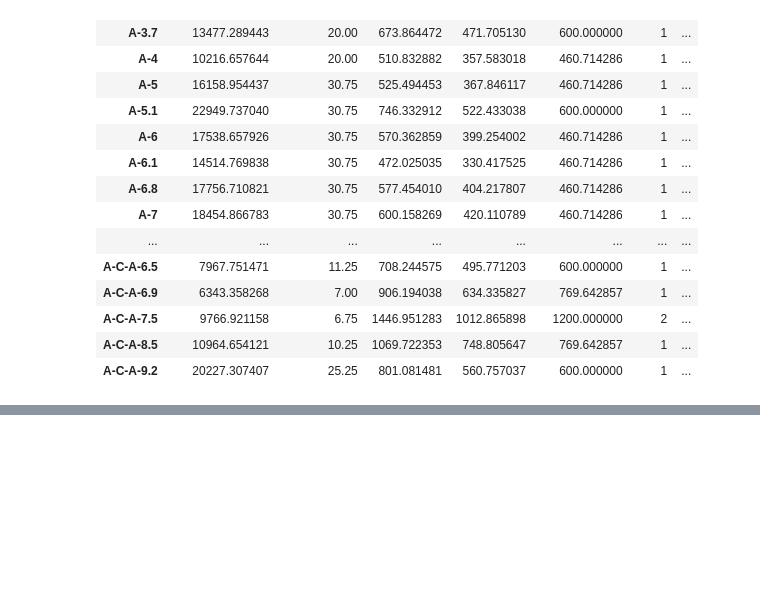
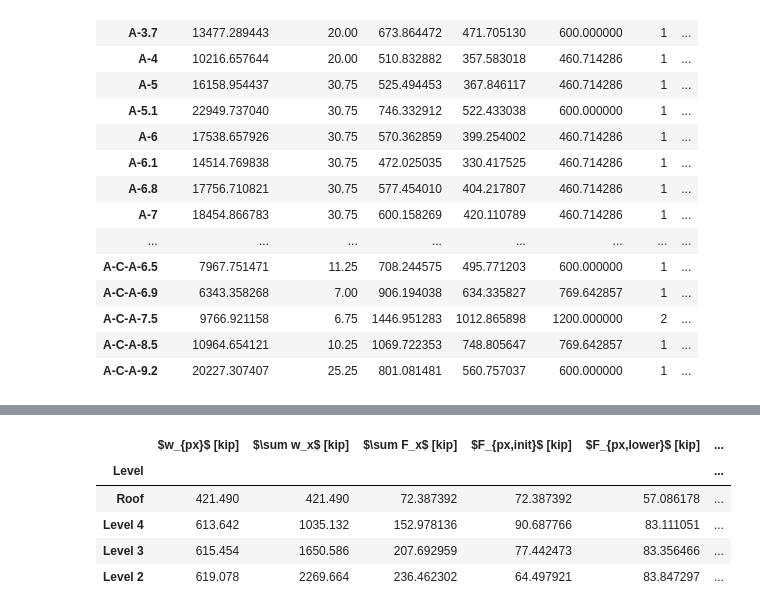
Before and after one commit to kpff-andy-sazima/Beaverton-Creek, a Jupyter notebook: building_a_seismic.ipynb, the cells around one changed output, grey strips where cells are left out. Drawn from its saved outputs; the diff is of its cells as text; code cells hidden in the pictures; blank space fills up the shorter version.

```diff
--- a/building_a_seismic.ipynb
+++ b/building_a_seismic.ipynb
@@ -2290,0 +2234,43 @@ display_table(
+# %%
+seismic_loads["cumulative floor weight"] = seismic_loads.iloc[::-1]["floor weight"].cumsum()
+seismic_loads["F_x,cum"] = seismic_loads.iloc[::-1]["F_x"].cumsum()
+seismic_loads["F_px lower bound"] = 0.2 * S_DS * I_e * seismic_loads["floor weight"]
+seismic_loads["F_px upper bound"] = 0.4 * S_DS * I_e * seismic_loads["floor weight"]
+seismic_loads["F_px initial"] = (
+    seismic_loads["F_x,cum"] / seismic_loads["cumulative floor weight"] * seismic_loads["floor weight"]
+)
+
+# Assign F_px with limits from ASCE
+seismic_loads["F_px"] = np.where(
+    seismic_loads["F_px initial"] <= seismic_loads["F_px lower bound"],
+    seismic_loads["F_px lower bound"],
+    np.where(
+        seismic_loads["F_px initial"] >= seismic_loads["F_px upper bound"],
+        seismic_loads["F_px upper bound"],
+        seismic_loads["F_px initial"],
+    ),
+)
+# %%
+column_name_map = {
+    "floor weight": "$w_{px}$ [kip]",
+    "cumulative floor weight": r"$\sum w_x$ [kip]",
+    "F_x,cum": r"$\sum F_x$ [kip]",
+    "F_px initial": "$F_{px,init}$ [kip]",
+    "F_px lower bound": "$F_{px,lower}$ [kip]",
+    "F_px upper bound": "$F_{px,upper}$ [kip]",
+    "F_px": "$F_{px}$ [kip]",
+}
+display_table(
+    dataframe=seismic_loads.iloc[:0:-1],
+    column_names_filter_and_map=column_name_map,
+    position_float="centering",
+    caption="Diaphragm Forces",
+    label="tab:diaphragm_forces",
+)
+# %% [output]
+|  | $w_{px}$ [kip] | $\sum w_x$ [kip] | $\sum F_x$ [kip] | $F_{px,init}$ [kip] | $F_{px,lower}$ [kip] | ... |
+| Level |  |  |  |  |  | ... |
+| Roof | 421.490 | 421.490 | 72.387392 | 72.387392 | 57.086178 | ... |
+| Level 4 | 613.642 | 1035.132 | 152.978136 | 90.687766 | 83.111051 | ... |
+| Level 3 | 615.454 | 1650.586 | 207.692959 | 77.442473 | 83.356466 | ... |
+| Level 2 | 619.078 | 2269.664 | 236.462302 | 64.497921 | 83.847297 | ... |
```
Also changed, not shown: parts of 24 cells of this notebook.
